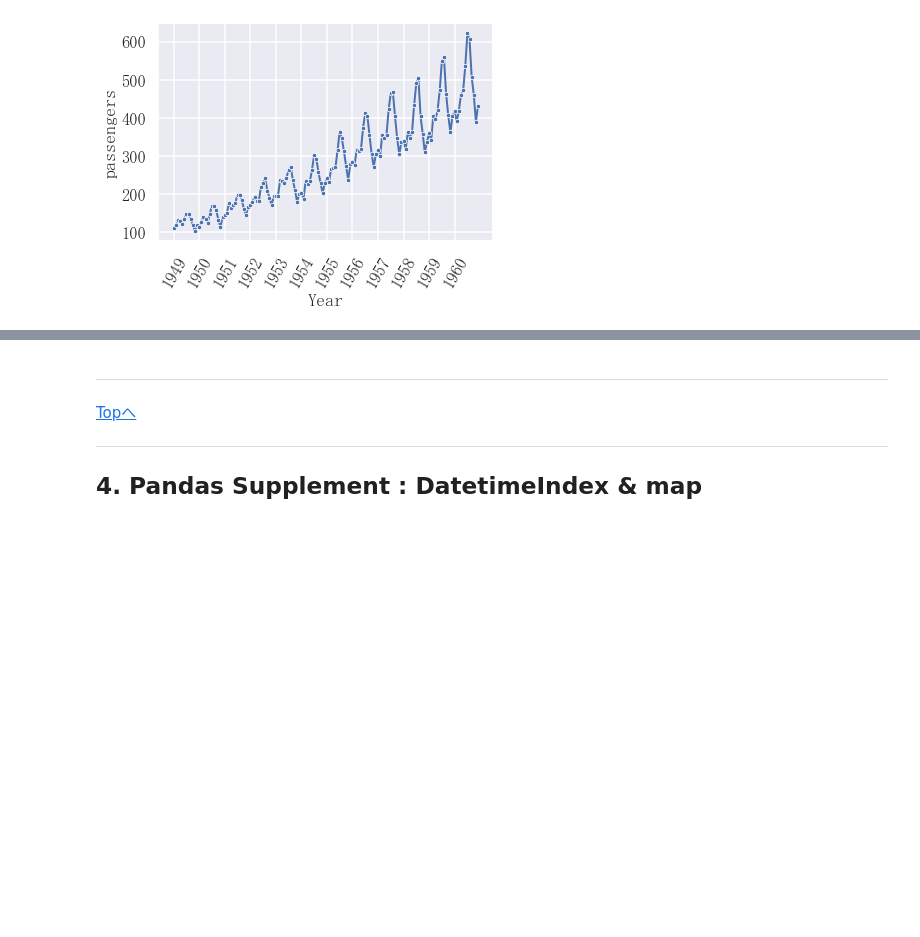
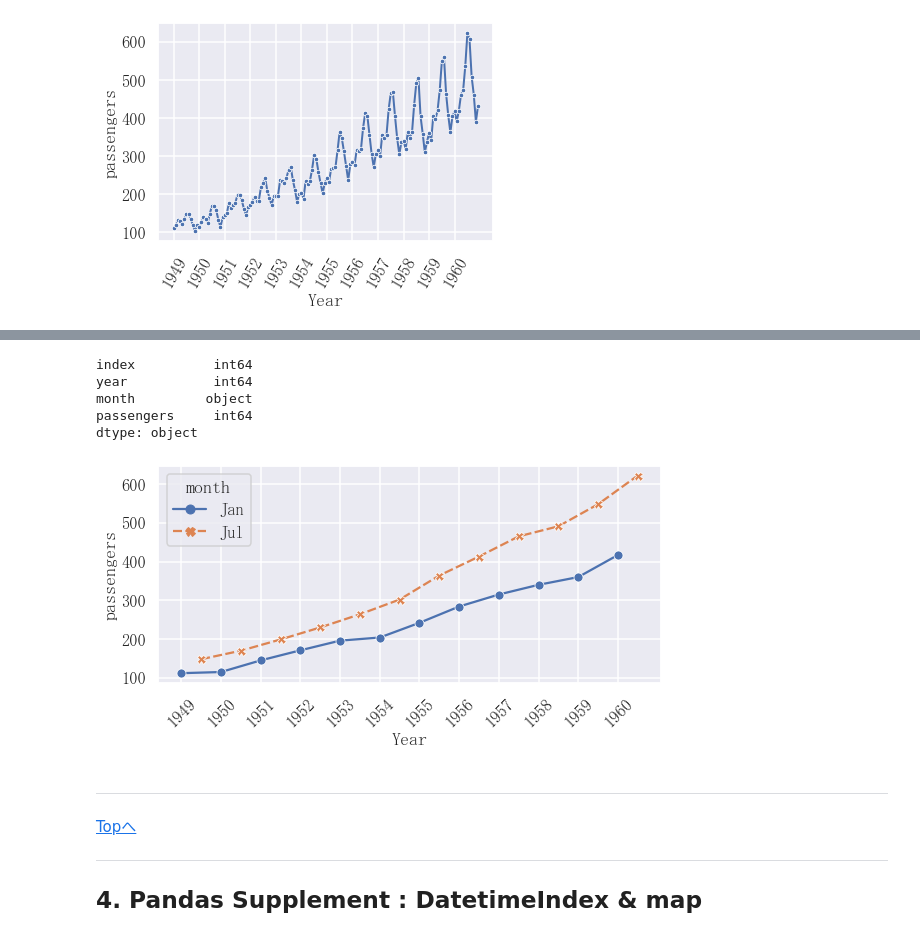
Before and after one commit to arata234/DataScience, a Jupyter notebook: pandas_practice/5_Dist_Rel_plot.ipynb, the cells around one changed output, grey strips where cells are left out. Saved outputs shown, nothing was run; the diff lists cells and outputs as text; code cells hidden in the pictures; blank space fills up the shorter version.

```diff
--- a/pandas_practice/5_Dist_Rel_plot.ipynb
+++ b/pandas_practice/5_Dist_Rel_plot.ipynb
@@ -386,3 +420,22 @@ plt.show()
+# %%
+flights_jj['month'] = flights_jj['month'].astype(object)
+# %%
+flights_jj.dtypes
+# %% [output]
+index          int64
+year           int64
+month         object
+passengers     int64
+dtype: object
+# %%
+plt.figure(figsize=(9, 4))
+sns.lineplot(data=flights_jj, x=flights_jj.index, y='passengers', hue='month',
+             style='month', markers=True)
+plt.xlabel('Year')
+plt.xticks(np.arange(0, 24, 2), np.arange(1949, 1961), rotation=45)
+plt.show()
+# %% [output]
+[figure, added]
 # %% [markdown]
 ---
 <a id=4></a>
```
Also changed, not shown: parts of 7 cells of this notebook.
